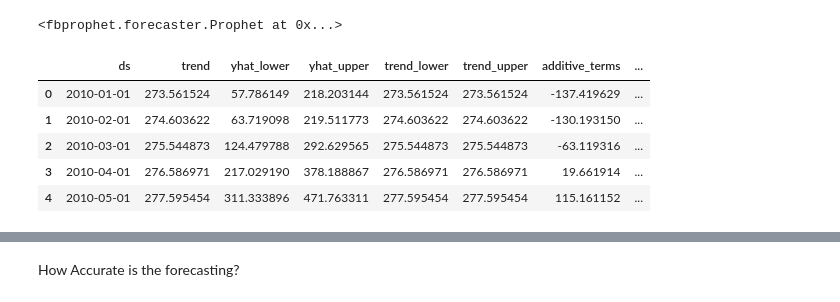
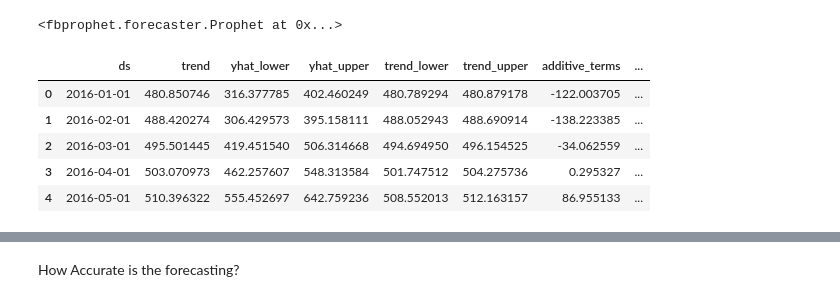
Before and after one commit to dthoma8/ratsinthecity, a Jupyter notebook: Rats in The City - Time Series Forecasting.ipynb, the cells around one changed output, grey strips where cells are left out. Cells and saved outputs as stored; diff of their text form; code cells hidden in the pictures.

```diff
--- a/Rats in The City - Time Series Forecasting.ipynb
+++ b/Rats in The City - Time Series Forecasting.ipynb
@@ -267,18 +262,18 @@ INFO:fbprophet.forecaster:Disabling daily seasonality. Run prophet with daily_se
 <fbprophet.forecaster.Prophet at 0x...>
 # %%
 # make preds on test data
+bronx_rat_forecast = bronx_rat_prophet.predict(test_data.query("Borough == 'Bronx'"))
+bk_rat_forecast = bk_rat_prophet.predict(test_data.query("Borough == 'Brooklyn'"))
+mnhtn_rat_forecast = mnhtn_rat_prophet.predict(test_data.query("Borough == 'Manhattan'"))
+qns_rat_forecast = qns_rat_prophet.predict(test_data.query("Borough == 'Queens'"))
+si_rat_forecast = si_rat_prophet.predict(test_data.query("Borough == 'Staten Island'"))
 
-bronx_rat_forecast = bronx_rat_prophet.predict(test_data.query("Borough == ''"))
-bk_rat_forecast = bk_rat_prophet.predict(test_data.query("Borough == ''"))
-mnhtn_rat_forecast = mnhtn_rat_prophet.predict(test_data.query("Borough == ''"))
-qns_rat_forecast = qns_rat_prophet.predict(test_data.query("Borough == ''"))
-si_rat_forecast = si_rat_prophet.predict(test_data.query("Borough == ''"))
+# view
+bk_rat_forecast.head()
+# %% [output]
+|  | ds | trend | yhat_lower | yhat_upper | trend_lower | trend_upper | additive_terms | ... |
+| 0 | 2016-01-01 | 480.850746 | 316.377785 | 402.460249 | 480.789294 | 480.879178 | -122.003705 | ... |
+| 1 | 2016-02-01 | 488.420274 | 306.429573 | 395.158111 | 488.052943 | 488.690914 | -138.223385 | ... |
+| 2 | 2016-03-01 | 495.501445 | 419.451540 | 506.314668 | 494.694950 | 496.154525 | -34.062559 | ... |
+| 3 | 2016-04-01 | 503.070973 | 462.257607 | 548.313584 | 501.747512 | 504.275736 | 0.295327 | ... |
+| 4 | 2016-05-01 | 510.396322 | 555.452697 | 642.759236 | 508.552013 | 512.163157 | 86.955133 | ... |
-# %%
-bk_rat_forecast.head()
-# %% [output]
-|  | ds | trend | yhat_lower | yhat_upper | trend_lower | trend_upper | additive_terms | ... |
-| 0 | 2010-01-01 | 273.561524 | 57.786149 | 218.203144 | 273.561524 | 273.561524 | -137.419629 | ... |
-| 1 | 2010-02-01 | 274.603622 | 63.719098 | 219.511773 | 274.603622 | 274.603622 | -130.193150 | ... |
-| 2 | 2010-03-01 | 275.544873 | 124.479788 | 292.629565 | 275.544873 | 275.544873 | -63.119316 | ... |
-| 3 | 2010-04-01 | 276.586971 | 217.029190 | 378.188867 | 276.586971 | 276.586971 | 19.661914 | ... |
-| 4 | 2010-05-01 | 277.595454 | 311.333896 | 471.763311 | 277.595454 | 277.595454 | 115.161152 | ... |
```
Also changed, not shown: parts of 28 cells of this notebook.
